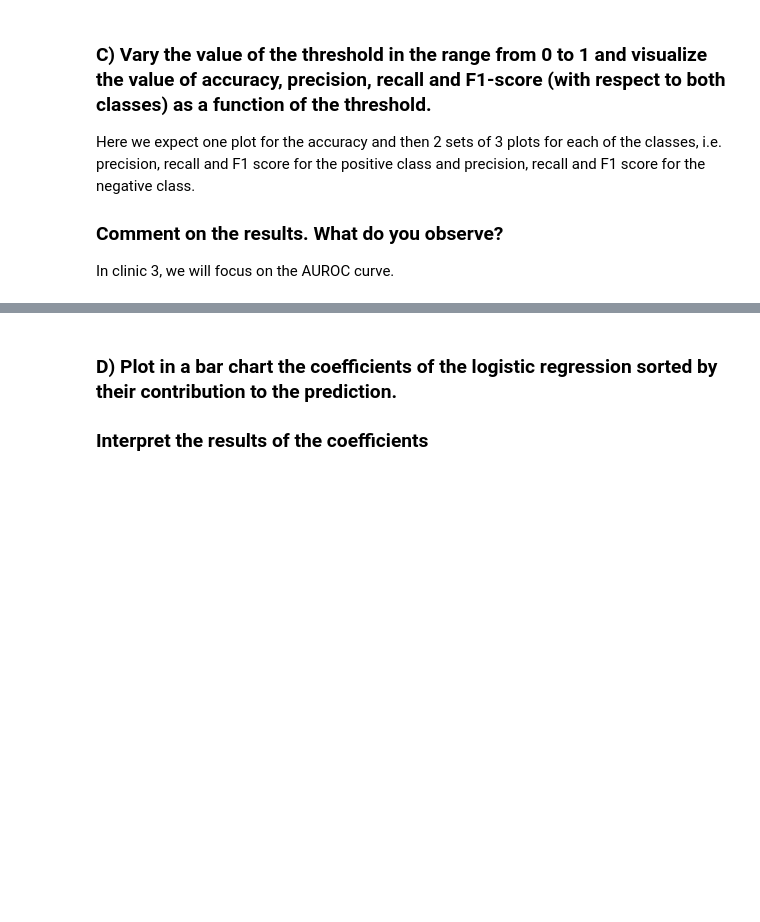
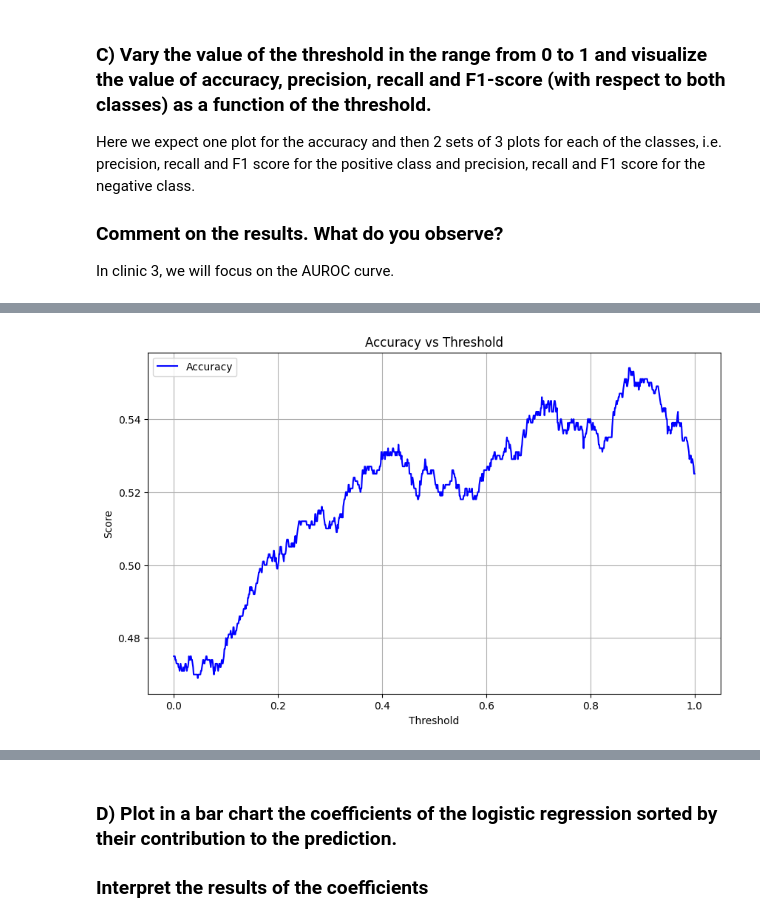
Before and after one commit to Ingridsm21/Data_Analysis, a Jupyter notebook: bootcamp5/bootcamp5.ipynb, the cells around one changed output, grey strips where cells are left out. Cells and saved outputs as stored; diff of their text form; code cells hidden in the pictures; blank space fills up the shorter version.

```diff
--- a/bootcamp5/bootcamp5.ipynb
+++ b/bootcamp5/bootcamp5.ipynb
@@ -142,0 +141,83 @@ In clinic 3, we will focus on the AUROC curve.
+# %%
+#show cute plots here (in total 7 plots)
+from sklearn.metrics import accuracy_score, precision_score, recall_score, f1_score
+import numpy as np
+
+
+thresholds = np.linspace(0,1,1000) #threshold form 0 to 1
+y_true = np.random.randint(0, 2, 1000)  # True labels (binary classification)
+y_scores = np.random.rand(1000)  # Predicted probabilities
+
+accuracy,precision_pos,recall_pos,f1_pos = [],[],[],[] #arrays to contain the values
+precision_neg, recall_neg,f1_neg = [],[],[]
+
+for t in thresholds:
+    y_pred = (y_scores >= t).astype(int)  # Apply threshold using the y scores
+    # Compute metrics
+    accuracy.append(accuracy_score(y_true, y_pred))
+    precision_pos.append(precision_score(y_true, y_pred, pos_label=1, zero_division=0))
+    recall_pos.append(recall_score(y_true, y_pred, pos_label=1))
+    f1_pos.append(f1_score(y_true, y_pred, pos_label=1))
+
+    precision_neg.append(precision_score(y_true, y_pred, pos_label=0, zero_division=0))
+    recall_neg.append(recall_score(y_true, y_pred, pos_label=0))
+    f1_neg.append(f1_score(y_true, y_pred, pos_label=0))
+
+
+#show cute plots
+
+# Plot accuracy
+plt.figure(figsize=(10, 6))
+plt.plot(thresholds, accuracy, label="Accuracy", color="blue")
+plt.xlabel("Threshold")
+plt.ylabel("Score")
+plt.title("Accuracy vs Threshold")
+plt.legend()
+plt.grid()
+plt.show()
+
+# Plot precision, recall, F1 for positive class
+fig, axes = plt.subplots(1, 3, figsize=(18, 5))
+axes[0].plot(thresholds, precision_pos, label="Precision (Positive)", color="red")
+axes[0].set_xlabel("Threshold")
+axes[0].set_ylabel("Score")
+axes[0].set_title("Precision (Positive Class)")
+axes[0].grid()
+
+axes[1].plot(thresholds, recall_pos, label="Recall (Positive)", color="green")
+axes[1].set_xlabel("Threshold")
+axes[1].set_ylabel("Score")
+axes[1].set_title("Recall (Positive Class)")
+axes[1].grid()
+
+axes[2].plot(thresholds, f1_pos, label="F1 Score (Positive)", color="purple")
+axes[2].set_xlabel("Threshold")
+axes[2].set_ylabel("Score")
+axes[2].set_title("F1 Score (Positive Class)")
+axes[2].grid()
+
+plt.show()
+
+# Plot precision, recall, F1 for negative class
+fig, axes = plt.subplots(1, 3, figsize=(18, 5))
+axes[0].plot(thresholds, precision_neg, label="Precision (Negative)", color="red")
+axes[0].set_xlabel("Threshold")
+axes[0].set_ylabel("Score")
+axes[0].set_title("Precision (Negative Class)")
+axes[0].grid()
+
+axes[1].plot(thresholds, recall_neg, label="Recall (Negative)", color="green")
+axes[1].set_xlabel("Threshold")
+axes[1].set_ylabel("Score")
+axes[1].set_title("Recall (Negative Class)")
+axes[1].grid()
+
+axes[2].plot(thresholds, f1_neg, label="F1 Score (Negative)", color="purple")
+axes[2].set_xlabel("Threshold")
+axes[2].set_ylabel("Score")
+axes[2].set_title("F1 Score (Negative Class)")
+axes[2].grid()
+
+plt.show()
+# %% [output]
+[figure, added]
```
Also changed, not shown: parts of 5 cells of this notebook.
